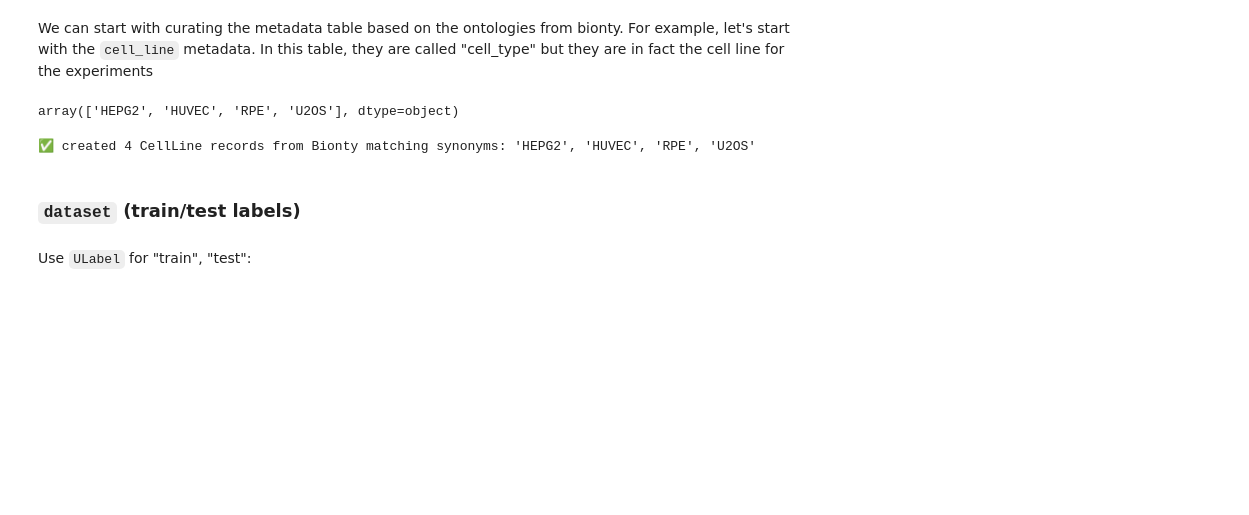
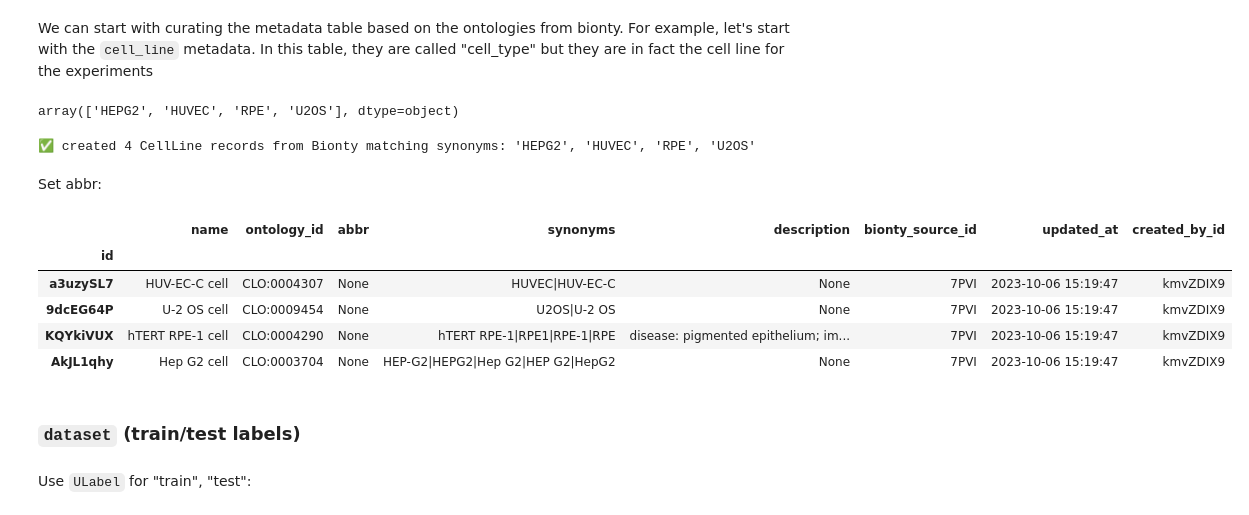
Before and after one commit to laminlabs/lamin-spatial, a Jupyter notebook: docs/02-meta-rxrx1.ipynb, the cells around one changed output. Saved outputs shown, nothing was run; the diff lists cells and outputs as text; code cells hidden in the pictures; blank space fills up the shorter version.

```diff
--- a/docs/rxrx1-register.ipynb
+++ b/docs/02-meta-rxrx1.ipynb
@@ -108,3 +108,14 @@ cell_lines = lb.CellLine.from_values(meta["cell_type"])
 ✅ created 4 CellLine records from Bionty matching synonyms: 'HEPG2', 'HUVEC', 'RPE', 'U2OS'
 # %%
 ln.save(cell_lines, parents=False)
+# %% [markdown]
+Set abbr:
+# %%
+lb.CellLine.filter().df()
+# %% [output]
+|  | name | ontology_id | abbr | synonyms | description | bionty_source_id | updated_at | created_by_id |
+| id |  |  |  |  |  |  |  |  |
+| a3uzySL7 | HUV-EC-C cell | CLO:0004307 | None | HUVEC|HUV-EC-C | None | 7PVI | 2023-10-06 15:19:47 | kmvZDIX9 |
+| 9dcEG64P | U-2 OS cell | CLO:0009454 | None | U2OS|U-2 OS | None | 7PVI | 2023-10-06 15:19:47 | kmvZDIX9 |
+| KQYkiVUX | hTERT RPE-1 cell | CLO:0004290 | None | hTERT RPE-1|RPE1|RPE-1|RPE | disease: pigmented epithelium; im... | 7PVI | 2023-10-06 15:19:47 | kmvZDIX9 |
+| AkJL1qhy | Hep G2 cell | CLO:0003704 | None | HEP-G2|HEPG2|Hep G2|HEP G2|HepG2 | None | 7PVI | 2023-10-06 15:19:47 | kmvZDIX9 |
```
Also changed, not shown: parts of 14 cells of this notebook, 8 other files.
